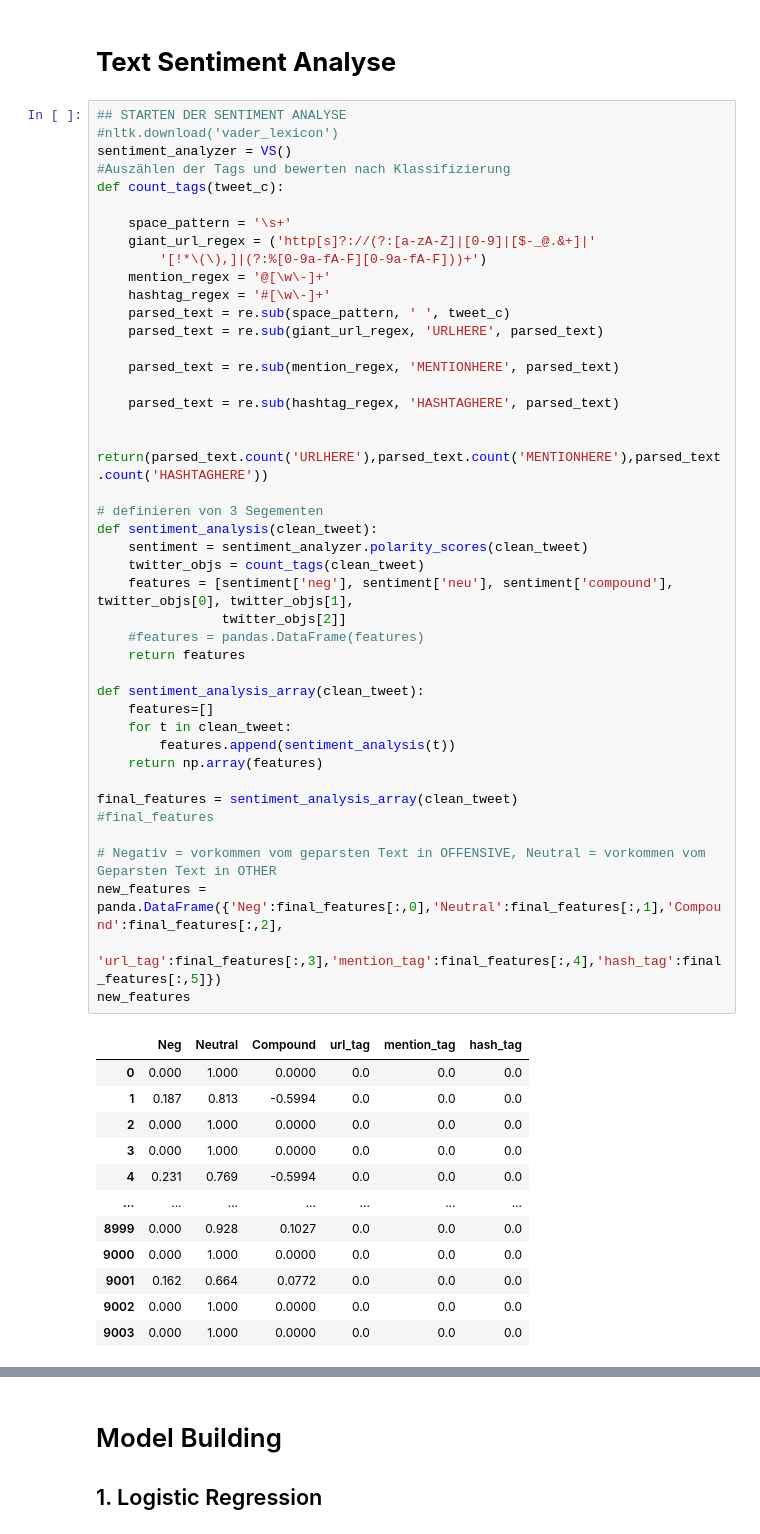
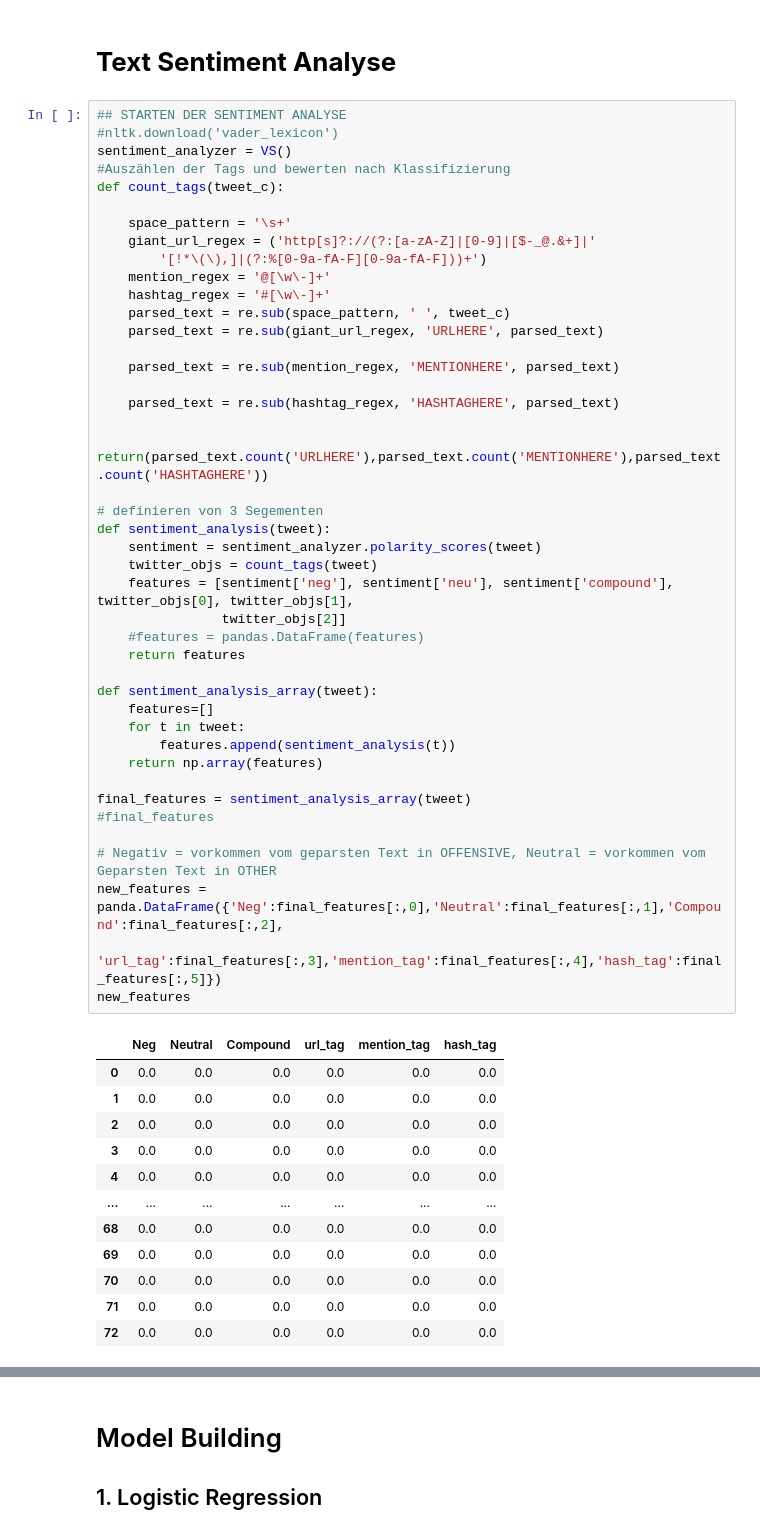
Before and after one commit to SexyRaxy/Software-Projekt, a Jupyter notebook: FINALFINALFINAL.ipynb, the cells around one changed output, grey strips where cells are left out. Cells and saved outputs as stored; diff of their text form.

```diff
--- a/FINALFINALFINAL.ipynb
+++ b/FINALFINALFINAL.ipynb
@@ -476,47 +477,47 @@ def count_tags(tweet_c):
         '[!*\(\),]|(?:%[0-9a-fA-F][0-9a-fA-F]))+')
     mention_regex = '@[\w\-]+'
     hashtag_regex = '#[\w\-]+'
     parsed_text = re.sub(space_pattern, ' ', tweet_c)
     parsed_text = re.sub(giant_url_regex, 'URLHERE', parsed_text)
 
     parsed_text = re.sub(mention_regex, 'MENTIONHERE', parsed_text)
 
     parsed_text = re.sub(hashtag_regex, 'HASHTAGHERE', parsed_text)
 
     return(parsed_text.count('URLHERE'),parsed_text.count('MENTIONHERE'),parsed_text.count('HASHTAGHERE'))
 
 # definieren von 3 Segementen
-def sentiment_analysis(clean_tweet):
-    sentiment = sentiment_analyzer.polarity_scores(clean_tweet)
-    twitter_objs = count_tags(clean_tweet)
+def sentiment_analysis(tweet):
+    sentiment = sentiment_analyzer.polarity_scores(tweet)
+    twitter_objs = count_tags(tweet)
     features = [sentiment['neg'], sentiment['neu'], sentiment['compound'], twitter_objs[0], twitter_objs[1],
                 twitter_objs[2]]
     #features = pandas.DataFrame(features)
     return features
 
-def sentiment_analysis_array(clean_tweet):
+def sentiment_analysis_array(tweet):
     features=[]
-    for t in clean_tweet:
+    for t in tweet:
         features.append(sentiment_analysis(t))
     return np.array(features)
 
-final_features = sentiment_analysis_array(clean_tweet)
+final_features = sentiment_analysis_array(tweet)
 #final_features
 
 # Negativ = vorkommen vom geparsten Text in OFFENSIVE, Neutral = vorkommen vom Geparsten Text in OTHER
 new_features = panda.DataFrame({'Neg':final_features[:,0],'Neutral':final_features[:,1],'Compound':final_features[:,2],
                             'url_tag':final_features[:,3],'mention_tag':final_features[:,4],'hash_tag':final_features[:,5]})
 new_features
 # %% [output]
 |  | Neg | Neutral | Compound | url_tag | mention_tag | hash_tag |
-| 0 | 0.000 | 1.000 | 0.0000 | 0.0 | 0.0 | 0.0 |
-| 1 | 0.187 | 0.813 | -0.5994 | 0.0 | 0.0 | 0.0 |
-| 2 | 0.000 | 1.000 | 0.0000 | 0.0 | 0.0 | 0.0 |
-| 3 | 0.000 | 1.000 | 0.0000 | 0.0 | 0.0 | 0.0 |
-| 4 | 0.231 | 0.769 | -0.5994 | 0.0 | 0.0 | 0.0 |
+| 0 | 0.0 | 0.0 | 0.0 | 0.0 | 0.0 | 0.0 |
+| 1 | 0.0 | 0.0 | 0.0 | 0.0 | 0.0 | 0.0 |
+| 2 | 0.0 | 0.0 | 0.0 | 0.0 | 0.0 | 0.0 |
+| 3 | 0.0 | 0.0 | 0.0 | 0.0 | 0.0 | 0.0 |
+| 4 | 0.0 | 0.0 | 0.0 | 0.0 | 0.0 | 0.0 |
 | ... | ... | ... | ... | ... | ... | ... |
-| 8999 | 0.000 | 0.928 | 0.1027 | 0.0 | 0.0 | 0.0 |
-| 9000 | 0.000 | 1.000 | 0.0000 | 0.0 | 0.0 | 0.0 |
-| 9001 | 0.162 | 0.664 | 0.0772 | 0.0 | 0.0 | 0.0 |
-| 9002 | 0.000 | 1.000 | 0.0000 | 0.0 | 0.0 | 0.0 |
-| 9003 | 0.000 | 1.000 | 0.0000 | 0.0 | 0.0 | 0.0 |
+| 68 | 0.0 | 0.0 | 0.0 | 0.0 | 0.0 | 0.0 |
+| 69 | 0.0 | 0.0 | 0.0 | 0.0 | 0.0 | 0.0 |
+| 70 | 0.0 | 0.0 | 0.0 | 0.0 | 0.0 | 0.0 |
+| 71 | 0.0 | 0.0 | 0.0 | 0.0 | 0.0 | 0.0 |
+| 72 | 0.0 | 0.0 | 0.0 | 0.0 | 0.0 | 0.0 |
```
Also changed, not shown: parts of 12 cells of this notebook.
